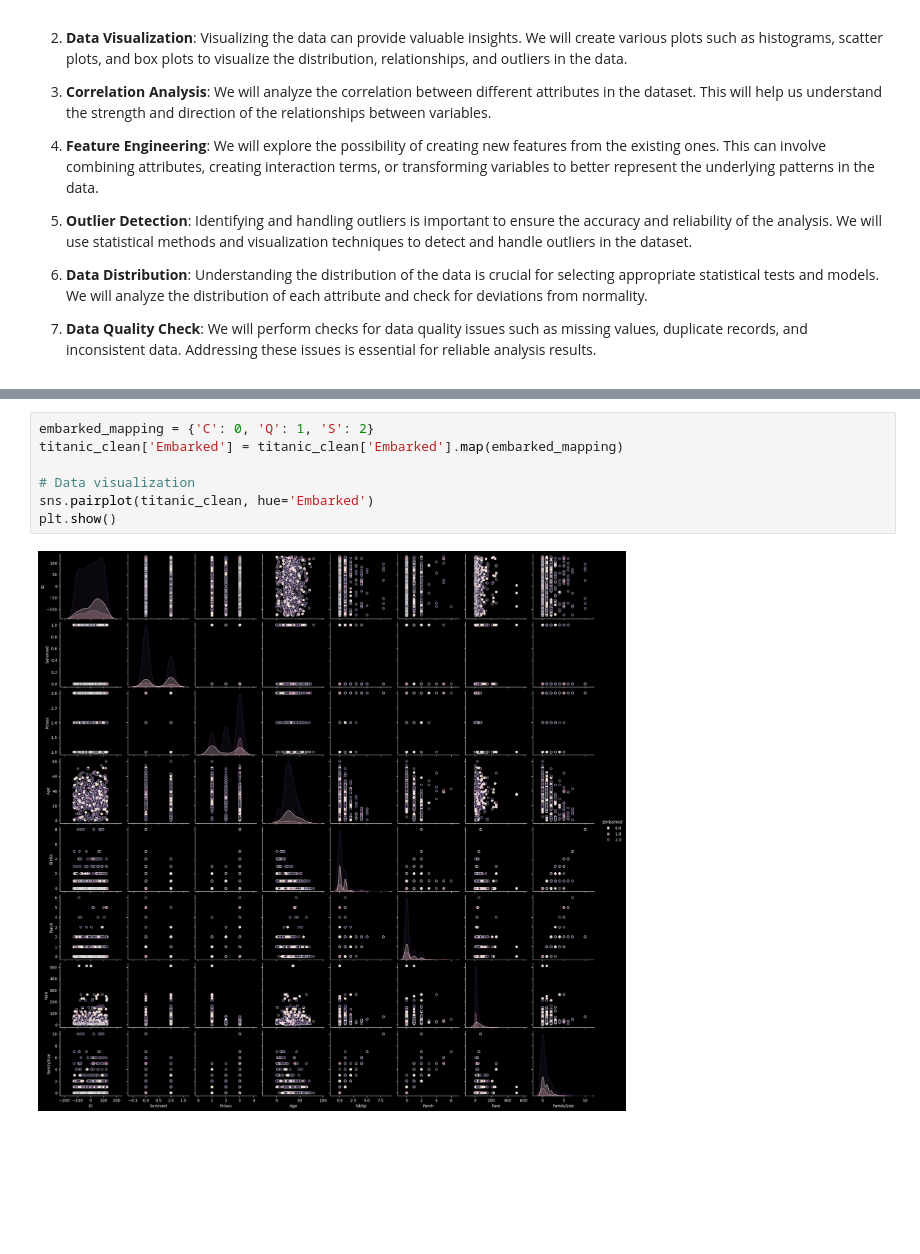
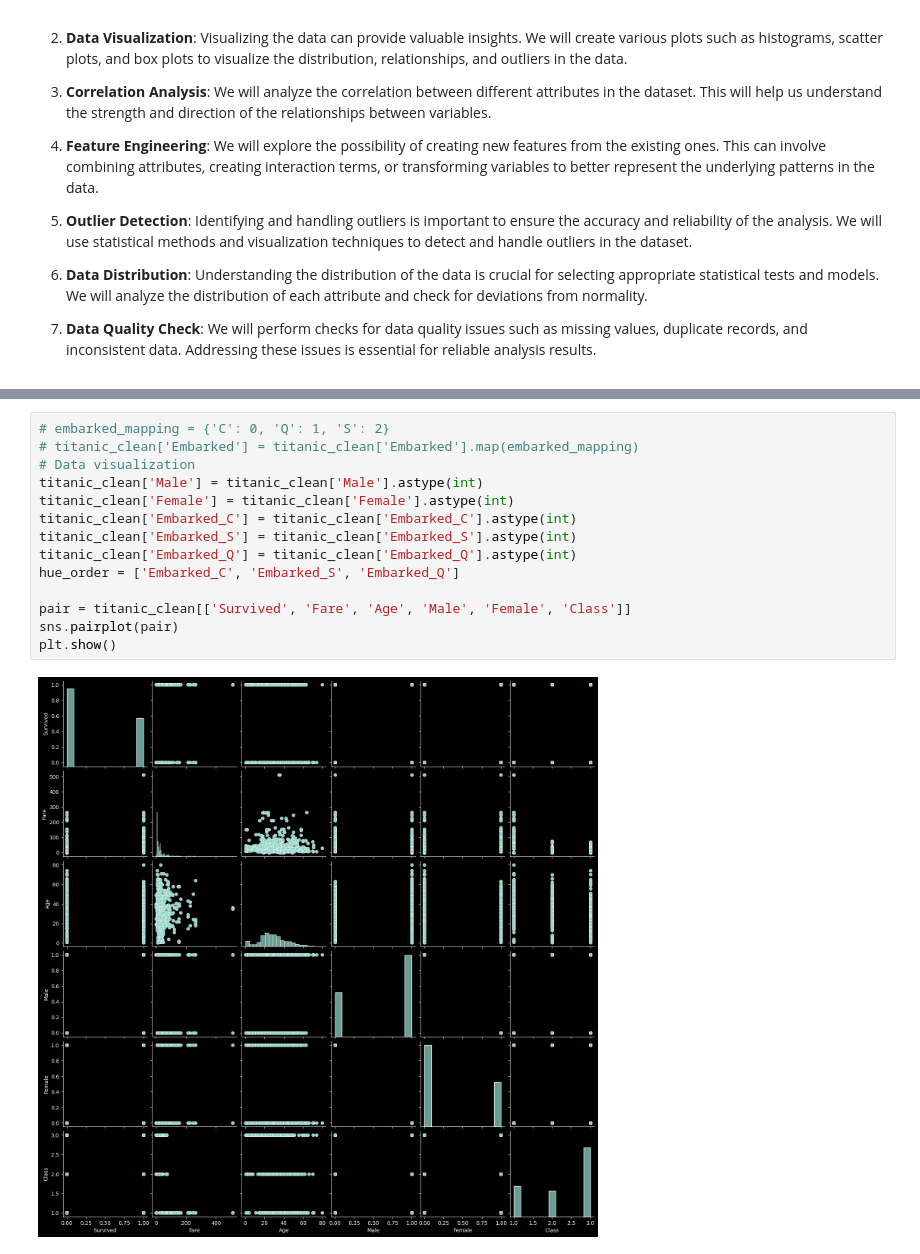
Before and after one commit to N1ch0l4sM/titanic, a Jupyter notebook: titanic.ipynb, the cells around one changed output, grey strips where cells are left out. Drawn from its saved outputs; the diff is of its cells as text; blank space fills up the shorter version.

```diff
--- a/titanic.ipynb
+++ b/titanic.ipynb
@@ -165,12 +171,19 @@ Embarked        2
 FamilySize      0
 dtype: int64
 <Figure size 640x480 with 0 Axes>
-# %%
-embarked_mapping = {'C': 0, 'Q': 1, 'S': 2}
-titanic_clean['Embarked'] = titanic_clean['Embarked'].map(embarked_mapping)
-
-# Data visualization
-sns.pairplot(titanic_clean, hue='Embarked')
-plt.show()
-# %% [output]
-[figure, removed]
+# %%
+# embarked_mapping = {'C': 0, 'Q': 1, 'S': 2}
+# titanic_clean['Embarked'] = titanic_clean['Embarked'].map(embarked_mapping)
+# Data visualization
+titanic_clean['Male'] = titanic_clean['Male'].astype(int)
+titanic_clean['Female'] = titanic_clean['Female'].astype(int)
+titanic_clean['Embarked_C'] = titanic_clean['Embarked_C'].astype(int)
+titanic_clean['Embarked_S'] = titanic_clean['Embarked_S'].astype(int)
+titanic_clean['Embarked_Q'] = titanic_clean['Embarked_Q'].astype(int)
+hue_order = ['Embarked_C', 'Embarked_S', 'Embarked_Q']
+
+pair = titanic_clean[['Survived', 'Fare', 'Age', 'Male', 'Female', 'Class']]
+sns.pairplot(pair)
+plt.show()
+# %% [output]
+[figure, added]
```
Also changed, not shown: parts of 3 cells of this notebook, 1 other file.
